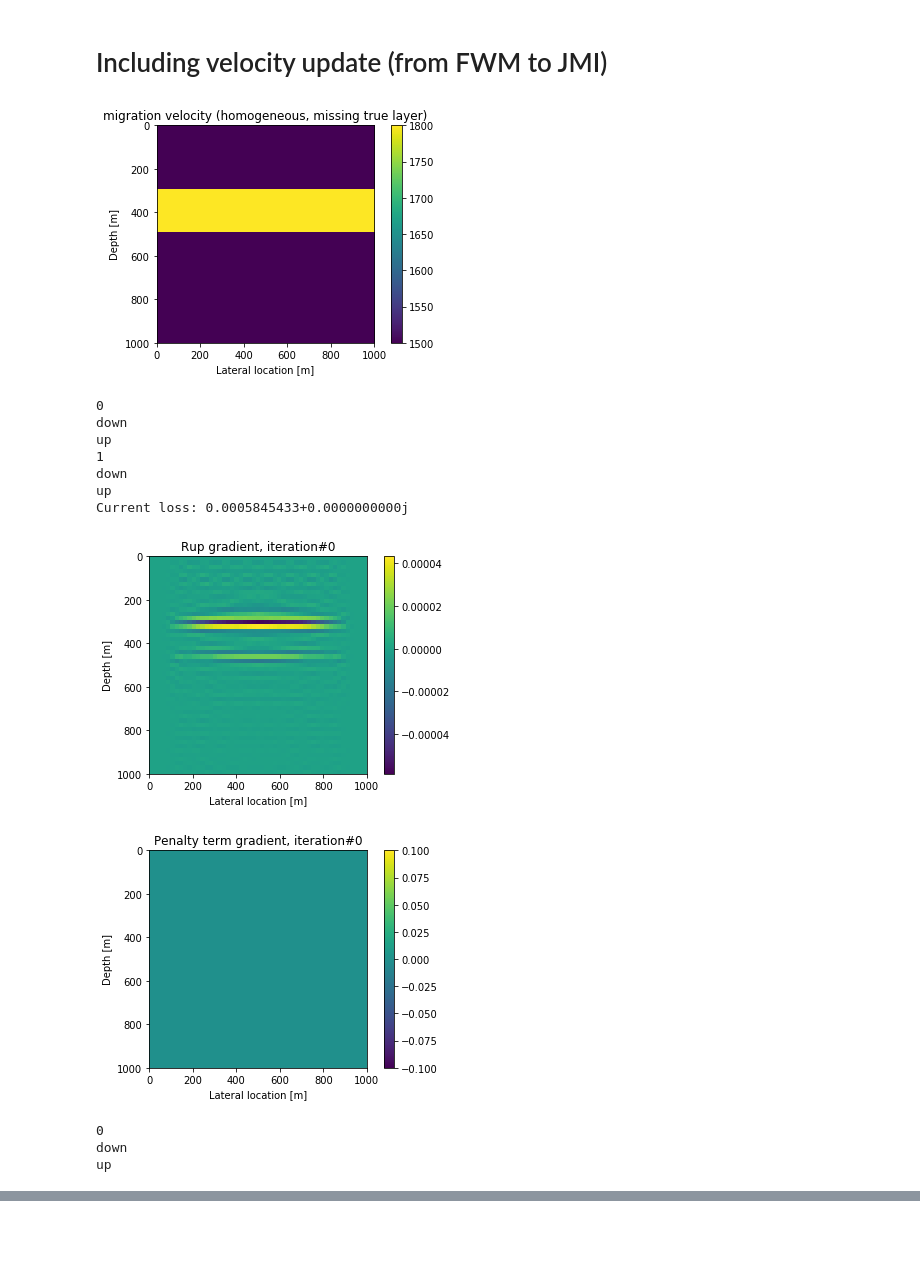
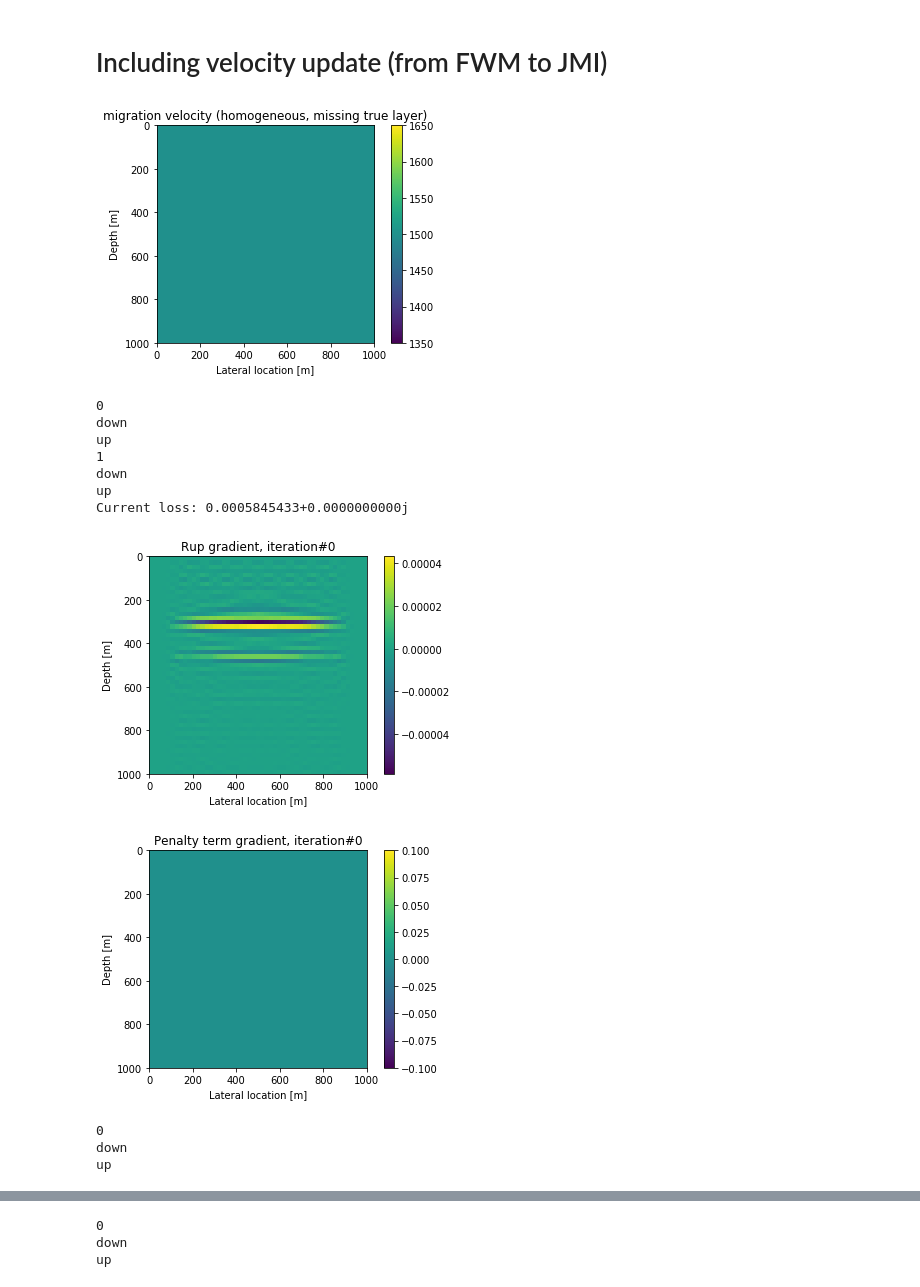
Before and after one commit to GeoMarky/tf2demo, a Jupyter notebook: tf2wrw.ipynb, the cells around one changed output, grey strips where cells are left out. Saved outputs shown, nothing was run; the diff lists cells and outputs as text; code cells hidden in the pictures; blank space fills up the shorter version.

```diff
--- a/tf2wrw.ipynb
+++ b/tf2wrw.ipynb
@@ -414,8 +414,8 @@ up
 # %%
 rtrue = np.zeros([nx,nz], dtype=np.complex64)
 ctrue = c*np.ones([nx,nz], dtype=np.complex64)
+vel=ctrue
 
-vel=ctrue
 plt.imshow(np.real(vel).transpose(),extent=[0,dx*(nx-1),dz*(nz-1),0])
 plt.title('migration velocity (homogeneous, missing true layer)')
 plt.axis([0,(nx-1)*dx,(nz-1)*dz,0])
@@ -508,35 +508,35 @@ for i in range(5):
 
   asum=tf.reduce_mean(Psca*tf.math.conj(Res))+tf.reduce_mean(Res*tf.math.conj(Psca))
   dsum=tf.reduce_mean(Psca*tf.math.conj(Psca))+tf.reduce_mean(Psca*tf.math.conj(Psca))
   Rup.assign_add(asum/dsum*grad)
   Rdown.assign_add(-asum/dsum*grad)
   Tup.assign_add(asum/dsum*grad)
   Tdown.assign_add(-asum/dsum*grad)
 
   plt.plot(loss_history/loss_history[0])
   plt.title('Convergence plot')
   plt.xlabel('Iteration')
   plt.ylabel('Normalized objective function')
   plt.show()
 
   plt.imshow(np.transpose(np.real(Rup.numpy())),extent=[0,dx*(nx-1),dz*(nz-1),0])
   plt.title('Rup, iteration#'+str(i))
   plt.axis([0,(nx-1)*dx,(nz-1)*dz,0])
   plt.xlabel('Lateral location [m]')
   plt.ylabel('Depth [m]')
   plt.colorbar()
   plt.show()
 
 gradvel=tape.gradient(loss, C)
-plt.imshow(np.transpose(np.real(grad.numpy())),extent=[0,dx*(nx-1),dz*(nz-1),0])
+plt.imshow(np.transpose(np.real(gradvel.numpy())),extent=[0,dx*(nx-1),dz*(nz-1),0])
 plt.title('Velocity gradient')
 plt.axis([0,(nx-1)*dx,(nz-1)*dz,0])
 plt.xlabel('Lateral location [m]')
 plt.ylabel('Depth [m]')
 plt.colorbar()
 plt.show()
 # %% [output]
-[figure, old version]
+[figure, new version]
 0
 down
 up
@@ -555,0 +563,3 @@ down
+0
+down
+up
```
Also changed, not shown: parts of 2 cells of this notebook.
